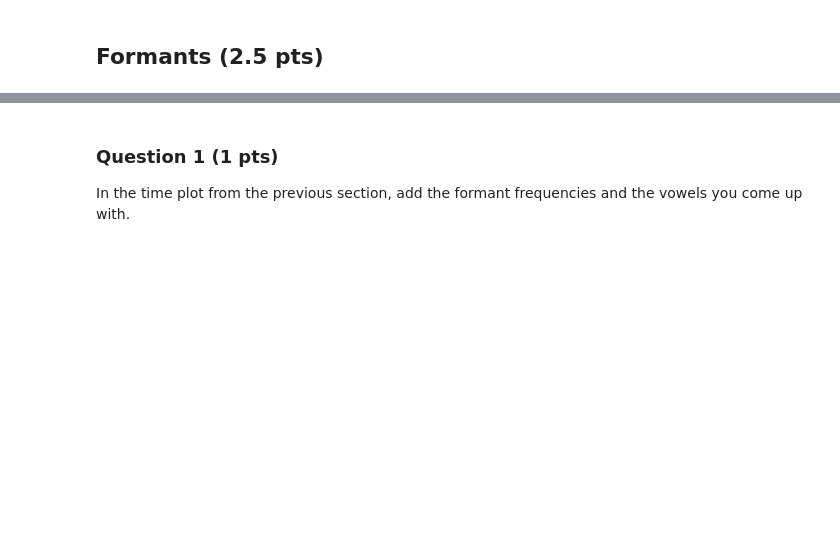
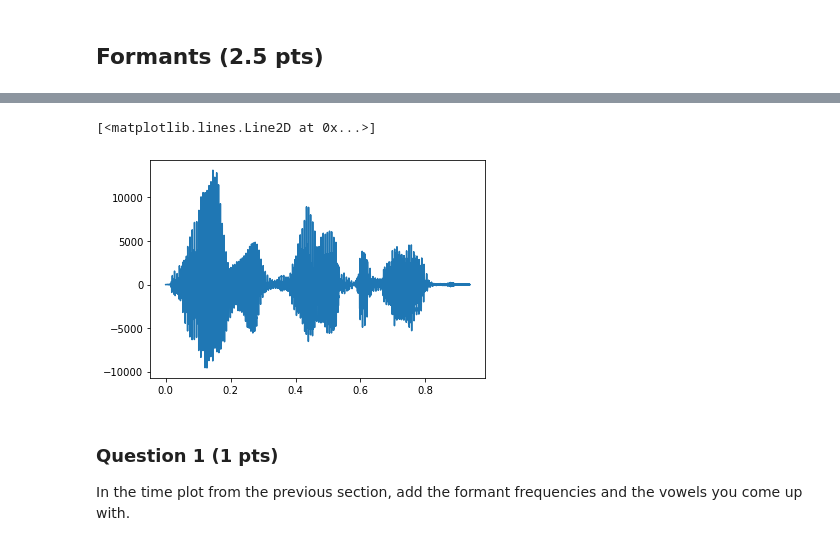
Before and after one commit to bossersimon/EQ2321, a Jupyter notebook: assignment_1.ipynb, the cells around one changed output, grey strips where cells are left out. Saved outputs shown, nothing was run; the diff lists cells and outputs as text; code cells hidden in the pictures; blank space fills up the shorter version.

```diff
--- a/assignment_1.ipynb
+++ b/assignment_1.ipynb
@@ -322,3 +392,18 @@ often see up to four formants.
+# %%
+# same as before
+
+S = 1600#... # Start of the frame
+N = 200#... # Length of the frame
+
+x = d["male_short"].reshape(-1)
+rate = 8000
+dur = len(x)/rate
+t = np.arange(0,dur,1/rate)
+
+plt.plot(t,x)
+# %% [output]
+[<matplotlib.lines.Line2D at 0x...>]
+[figure, added]
 # %% [markdown]
 ### Question 1 (1 pts)
 
```
Also changed, not shown: parts of 11 cells of this notebook, 1 other file.
